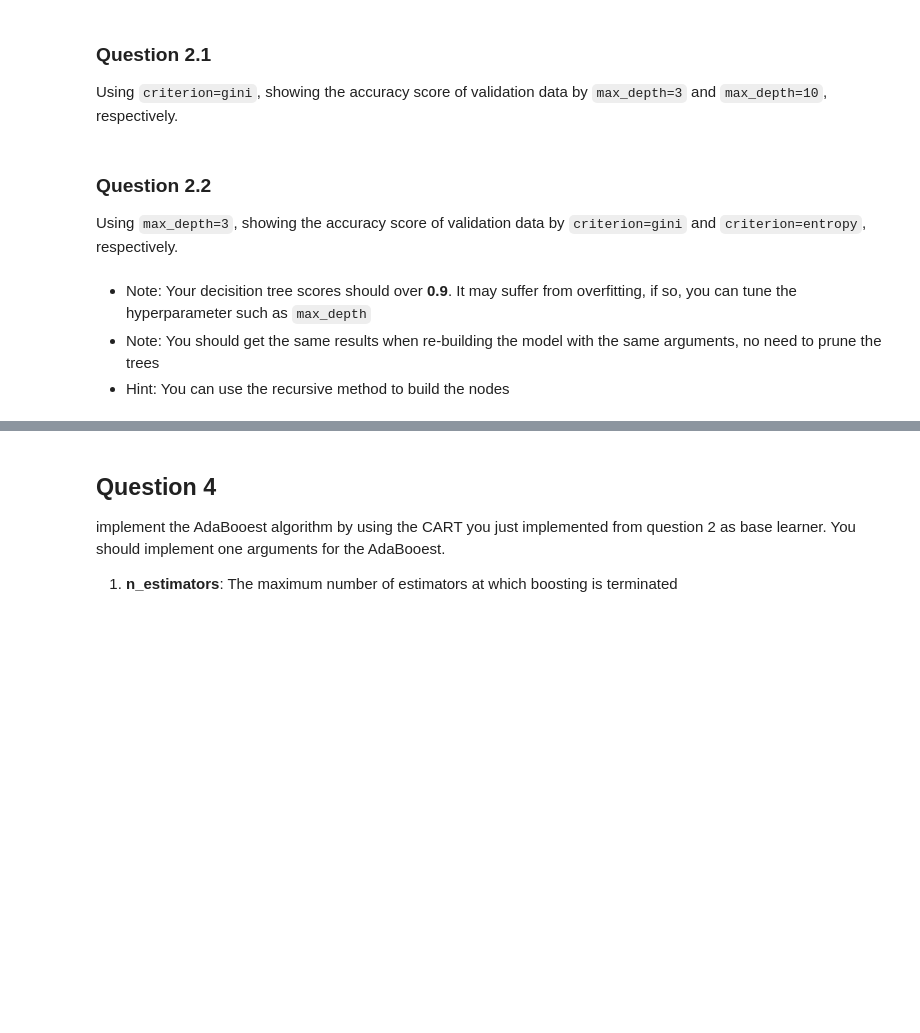
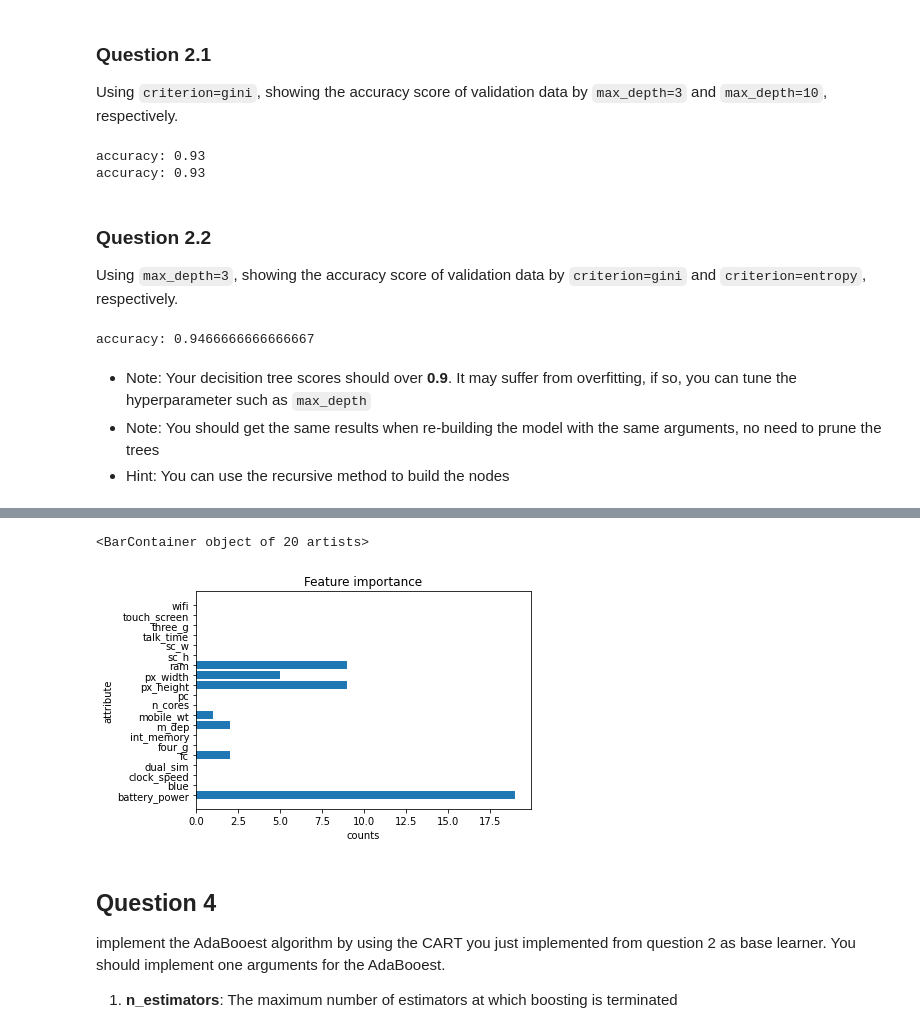
Before and after one commit to lon5948/Introduction-to-Machine-Learning, a Jupyter notebook: HW3/HW3.ipynb, the cells around one changed output, grey strips where cells are left out. Cells and saved outputs as stored; diff of their text form; code cells hidden in the pictures; blank space fills up the shorter version.

```diff
--- a/HW3/HW3.ipynb
+++ b/HW3/HW3.ipynb
@@ -53,10 +81,10 @@ Implement the Decision Tree algorithm (CART, Classification and Regression Trees
 2. **max_depth**: The maximum depth of the tree. If `max_depth=None`, then nodes are expanded until all leaves are pure. `max_depth=1` equals to split data once
 # %%
 class Node:
-    def __init__(self, predicted_result, depth=None):
-        self.predicted_result = predicted_result
+    def __init__(self, ans=None, depth=None):
+        self.depth = depth
         self.attribute = ''
         self.threshold = 0
         self.left_node = None
         self.right_node = None
-        self.depth = depth
+        self.ans = ans
@@ -132,3 +190,14 @@ clf_depth10 = DecisionTree(criterion='gini', max_depth=10)
+# %%
+clf_depth3.fit(xtrain, ytrain)
+ypred = clf_depth3.predict(xtest)
+print("accuracy:",accuracy_score(ypred, ytest))
+
+clf_depth10.fit(xtrain, ytrain)
+ypred = clf_depth10.predict(xtest)
+print("accuracy:",accuracy_score(ypred, ytest))
+# %% [output]
+accuracy: 0.93
+accuracy: 0.93
 # %% [markdown]
 ### Question 2.2
 Using `max_depth=3`, showing the accuracy score of validation data by `criterion=gini` and `criterion=entropy`, respectively.
@@ -138,3 +207,13 @@ clf_entropy = DecisionTree(criterion='entropy', max_depth=3)
+# %%
+clf_gini.fit(xtrain, ytrain)
+ypred = clf_gini.predict(xtest)
+print("accuracy:",accuracy_score(ypred, ytest))
+
+clf_entropy.fit(xtrain, ytrain)
+ypred = clf_entropy.predict(xtest)
+print("accuracy:",accuracy_score(ypred, ytest))
+# %% [output]
+accuracy: 0.9466666666666667
 # %% [markdown]
 - Note: Your decisition tree scores should over **0.9**. It may suffer from overfitting, if so, you can tune the hyperparameter such as `max_depth`
 - Note: You should get the same results when re-building the model with the same arguments,  no need to prune the trees
@@ -149,3 +230,11 @@ Plot the [feature importance](https://sefiks.com/2020/04/06/feature-importance-i
+# %%
+plt.title("Feature importance")
+plt.ylabel('attribute')
+plt.xlabel('counts')
+plt.barh(xtrain.columns, clf_depth10.feature_importance)
+# %% [output]
+<BarContainer object of 20 artists>
+[figure, added]
 # %% [markdown]
 ## Question 4
 implement the AdaBooest algorithm by using the CART you just implemented from question 2 as base learner. You should implement one arguments for the AdaBooest.
```
Also changed, not shown: parts of 25 cells of this notebook, 3 other files.
